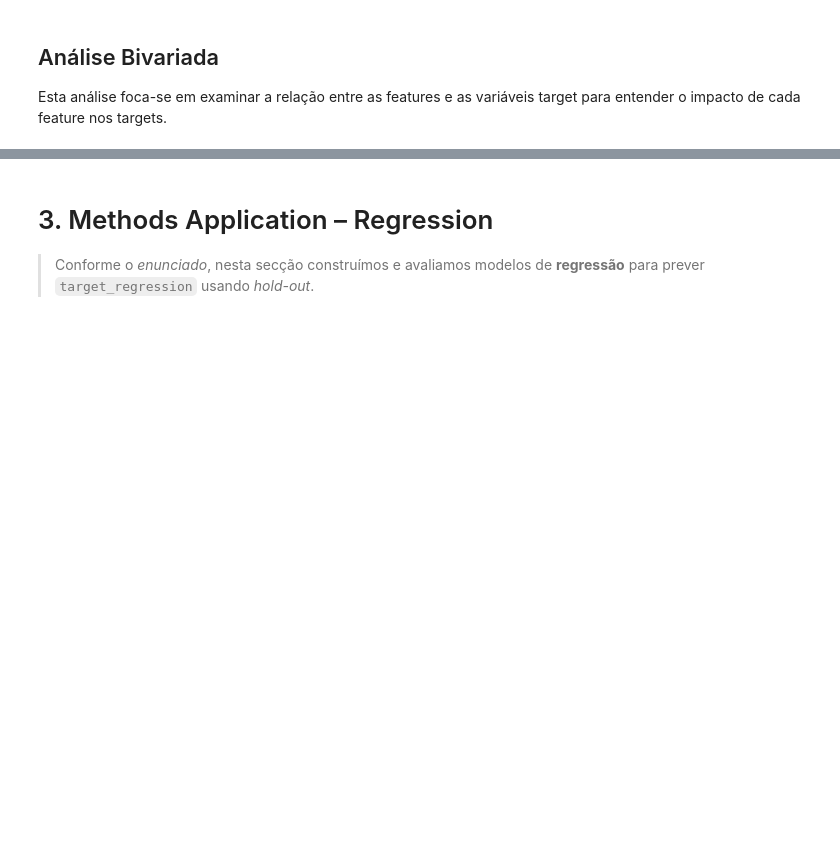
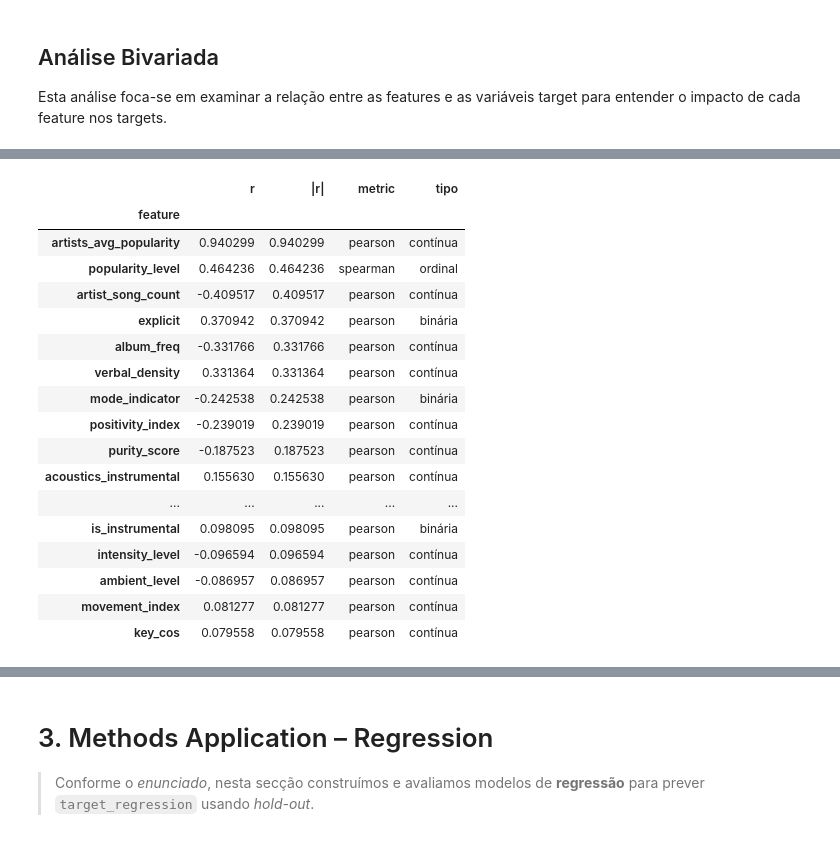
Before and after one commit to Mendoncaa/APRAU_G15, a Jupyter notebook: Projeto_1.ipynb, the cells around one changed output, grey strips where cells are left out. Saved outputs shown, nothing was run; the diff lists cells and outputs as text; code cells hidden in the pictures; blank space fills up the shorter version.

```diff
--- a/Projeto_1.ipynb
+++ b/Projeto_1.ipynb
@@ -357,0 +416,40 @@ Aqui analisamos a relação entre as features e o target de regressão.
+# %%
+rows = []
+for c in X.columns:
+    if c in ordinal_cols:
+        r = df[c].corr(y, method='spearman')
+        metric = 'spearman'
+        vtype = 'ordinal'
+    else:
+        r = df[c].corr(y, method='pearson')
+        metric = 'pearson'
+        vtype = 'binária' if c in binary_cols else 'contínua'
+    rows.append((c, r, abs(r), metric, vtype))
+
+corr_rank_regression = (
+    pd.DataFrame(rows, columns=['feature','r','|r|','metric','tipo'])
+      .dropna()
+      .sort_values('|r|', ascending=False)
+      .set_index('feature')
+)
+
+display(corr_rank_regression.head(20))
+# %% [output]
+|  | r | |r| | metric | tipo |
+| feature |  |  |  |  |
+| artists_avg_popularity | 0.940299 | 0.940299 | pearson | contínua |
+| popularity_level | 0.464236 | 0.464236 | spearman | ordinal |
+| artist_song_count | -0.409517 | 0.409517 | pearson | contínua |
+| explicit | 0.370942 | 0.370942 | pearson | binária |
+| album_freq | -0.331766 | 0.331766 | pearson | contínua |
+| verbal_density | 0.331364 | 0.331364 | pearson | contínua |
+| mode_indicator | -0.242538 | 0.242538 | pearson | binária |
+| positivity_index | -0.239019 | 0.239019 | pearson | contínua |
+| purity_score | -0.187523 | 0.187523 | pearson | contínua |
+| acoustics_instrumental | 0.155630 | 0.155630 | pearson | contínua |
+| ... | ... | ... | ... | ... |
+| is_instrumental | 0.098095 | 0.098095 | pearson | binária |
+| intensity_level | -0.096594 | 0.096594 | pearson | contínua |
+| ambient_level | -0.086957 | 0.086957 | pearson | contínua |
+| movement_index | 0.081277 | 0.081277 | pearson | contínua |
+| key_cos | 0.079558 | 0.079558 | pearson | contínua |
```
Also changed, not shown: parts of 15 cells of this notebook.
